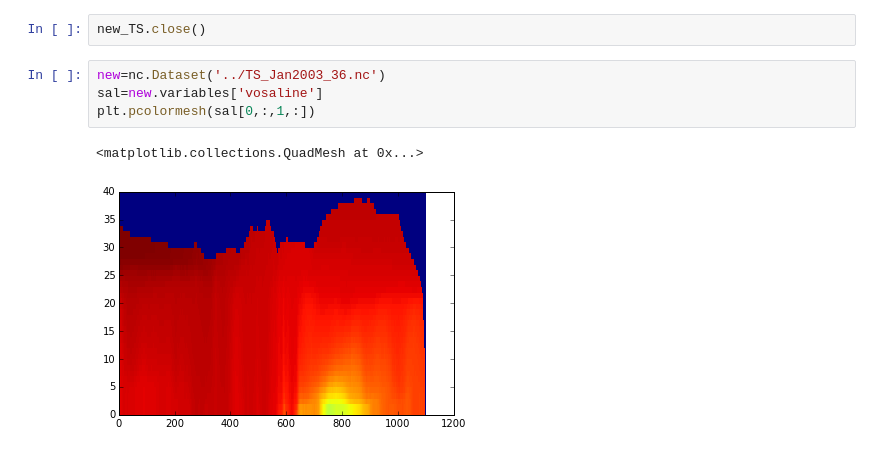
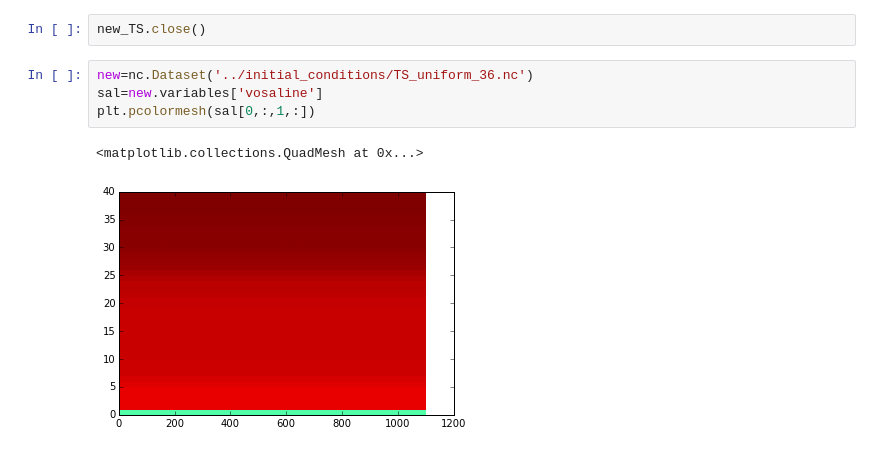
Before and after one commit to SalishSeaCast/2d-domain, a Jupyter notebook: notebooks/Generate_2D_T+S-NEMO3.6.ipynb, the cells around one changed output. Drawn from its saved outputs; the diff is of its cells as text.

Commit message:
Uniform initial conditions for temp/salinty 3.6

```diff
--- a/notebooks/Generate_2D_T+S-NEMO3.6.ipynb
+++ b/notebooks/Generate_2D_T+S-NEMO3.6.ipynb
@@ -125,9 +125,9 @@ comment: Salinity and Temperature along Thalweg for 2D domain NEMO 3.6 from Jan2
 # %%
 new_TS.close()
 # %%
-new=nc.Dataset('../TS_Jan2003_36.nc')
+new=nc.Dataset('../initial_conditions/TS_uniform_36.nc')
 sal=new.variables['vosaline']
 plt.pcolormesh(sal[0,:,1,:])
 # %% [output]
 <matplotlib.collections.QuadMesh at 0x...>
-[figure, old version]
+[figure, new version]
```
Also changed, not shown: parts of 7 cells of this notebook, 1 other file.
